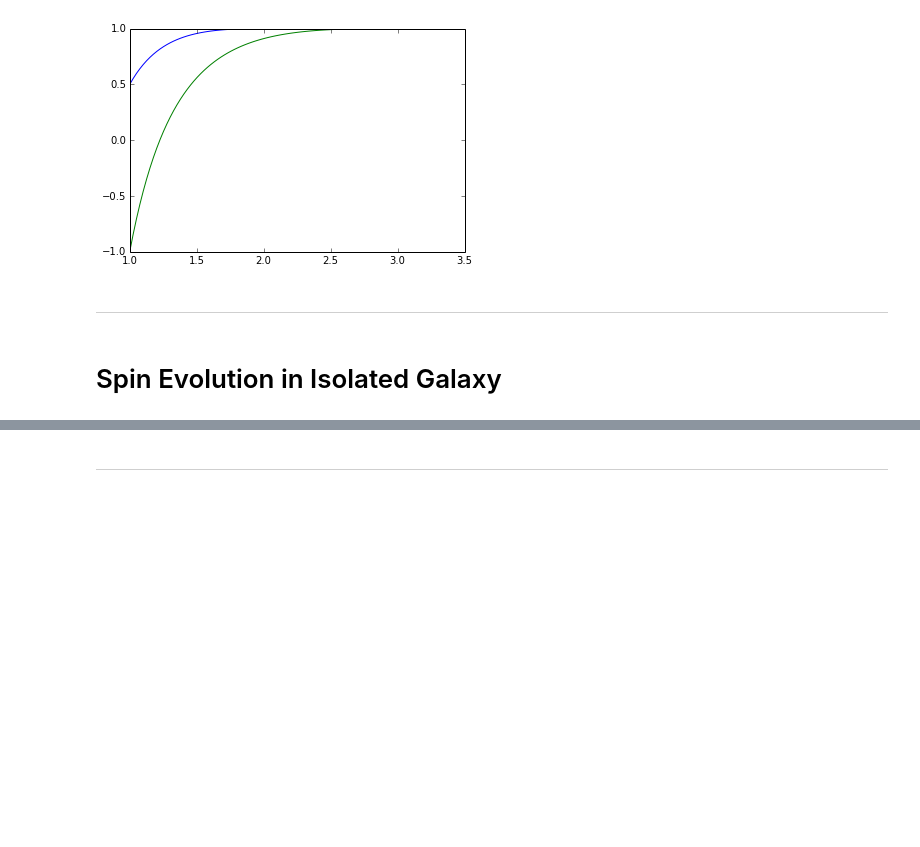
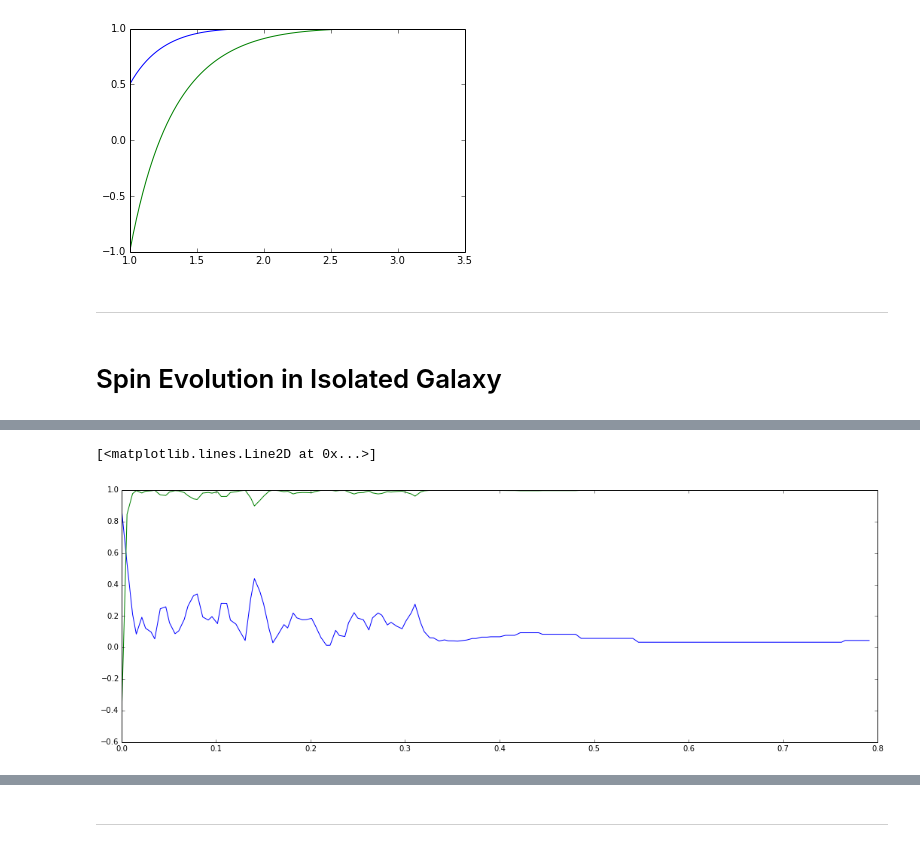
Before and after one commit to sbustamante/CosmologicalBlackHoles, a Jupyter notebook: Codes/spin_evolution.ipynb, the cells around one changed output, grey strips where cells are left out. Drawn from its saved outputs; the diff is of its cells as text; code cells hidden in the pictures; blank space fills up the shorter version.

```diff
--- a/Codes/spin_evolution.ipynb
+++ b/Codes/spin_evolution.ipynb
@@ -174,0 +173,7 @@ plt.xlabel("time [Gyr]")
+# %%
+plt.figure( figsize = (18,6) )
+plt.plot(test01.t,sqrt(test01.adir[:,1]**2+test01.adir[:,0]**2))
+plt.plot(test01.t,-test01.adir[:,2])
+# %% [output]
+[<matplotlib.lines.Line2D at 0x...>]
+[figure, added]
```
Also changed, not shown: parts of 6 cells of this notebook, 3 other files.
